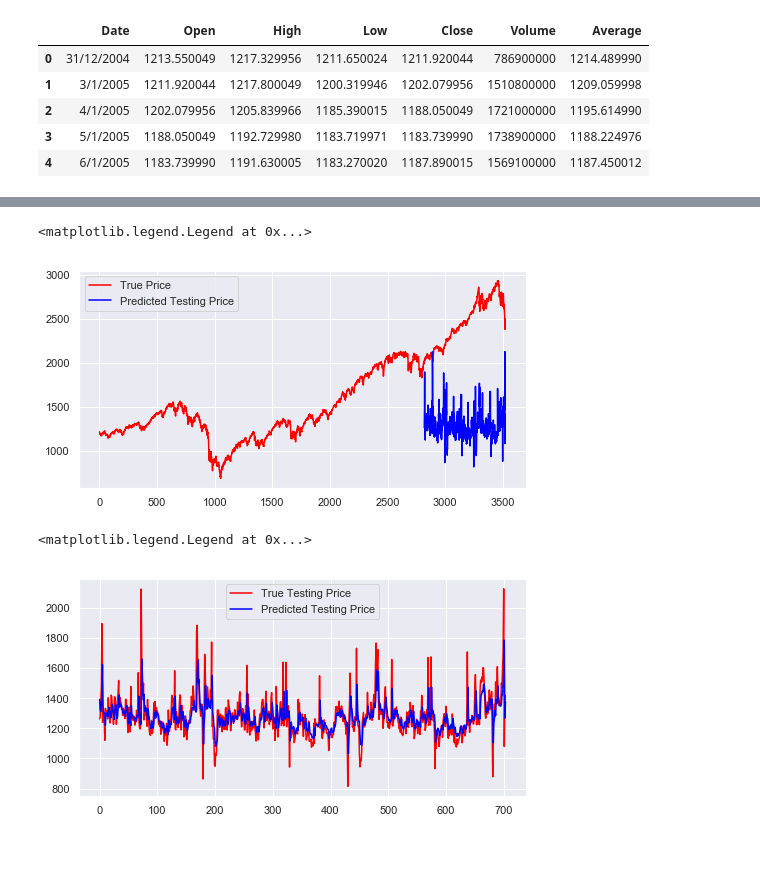
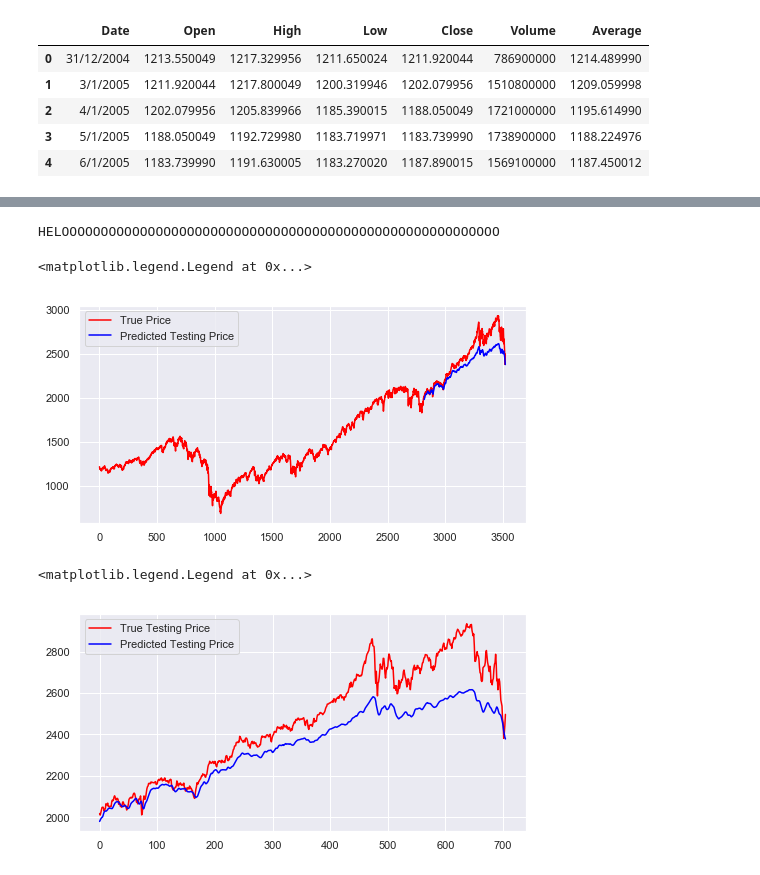
Before and after one commit to Teo-KJ/CZ1015-Data-Science---AI-Mini-Project, a Jupyter notebook: Predicting Stock Price based on Happiness.ipynb, the cells around one changed output, grey strips where cells are left out. Drawn from its saved outputs; the diff is of its cells as text; code cells hidden in the pictures.

```diff
--- a/Predicting Stock Price based on Happiness.ipynb
+++ b/Predicting Stock Price based on Happiness.ipynb
@@ -787,0 +800,3 @@ print(X_test_h.shape)
+# %%
+dataset_test_h = scaler2.transform(dataset_test_h)
+dataset_test_h[:5]
@@ -812,0 +869,3 @@ print(y_test_h)
+# %%
+x_test_h, y_test_h = create_dataset_2features(dataset_test_h)
+x_test_h[:1]
@@ -812,0 +890,5 @@ print(y_test_h)
+# %%
+# Reshape features for LSTM Layer
+x_train_h = np.reshape(x_train_h, (x_train_h.shape[0], x_train_h.shape[1], 2))
+x_test_h = np.reshape(x_test_h, (x_test_h.shape[0], x_test_h.shape[1], 2))
+x_train_h.shape
@@ -871,27 +936,31 @@ model_happy = load_model('stock_prediction_happy.h5')
 # %%
 df2 = Stocks['Average'].values
 
-# predictions_happy = model_happy.predict(X_test_h)
-# predictions_happy = scaler1.inverse_transform(predictions_happy)
-predictions_happy = scaler1.inverse_transform(y_test_h.reshape(-1, 1))
+predictions_happy = model_happy.predict(x_test_h)
+# print(predictions_happy)
+print("HELOOOOOOOOOOOOOOOOOOOOOOOOOOOOOOOOOOOOOOOOOOOOOOOOOOOOOOOO")
+predictions_happy = scaler.inverse_transform(predictions_happy)
+# print("\n\n\n", predictions_happy)
 fig, ax = plt.subplots(figsize=(8,4))
 plt.plot(df2, color='red',  label="True Price")
 ax.plot(range(len(y_train_h)+50,len(y_train_h)+50+len(predictions_happy)),predictions_happy, color='blue', label='Predicted Testing Price')
 
 plt.legend()
 # %% [output]
-<matplotlib.legend.Legend at 0x...>
+HELOOOOOOOOOOOOOOOOOOOOOOOOOOOOOOOOOOOOOOOOOOOOOOOOOOOOOOOO
+<matplotlib.legend.Legend at 0x...>
-[figure, old version]
+[figure, new version]
 # %%
-y_test_scaled_happy = scaler1.inverse_transform(y_test_h.reshape(-1, 1))
+y_test_scaled_happy = scaler.inverse_transform(y_test_h.reshape(-1, 1))
+
 
 fig, ax = plt.subplots(figsize=(8,4))
 ax.plot(y_test_scaled_happy, color='red', label='True Testing Price')
 plt.plot(predictions_happy, color='blue', label='Predicted Testing Price')
 plt.legend()
 # %% [output]
 <matplotlib.legend.Legend at 0x...>
-[figure, old version]
+[figure, new version]
 # %%
 delta_happy = y_test_scaled_happy - predictions_happy
 
```
Also changed, not shown: parts of 26 cells of this notebook, 5 other files.
